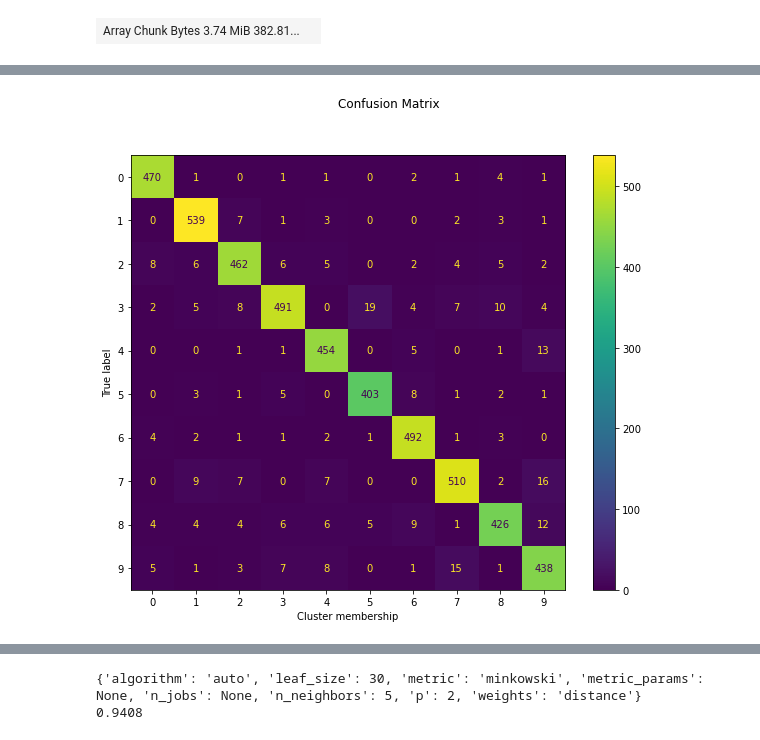
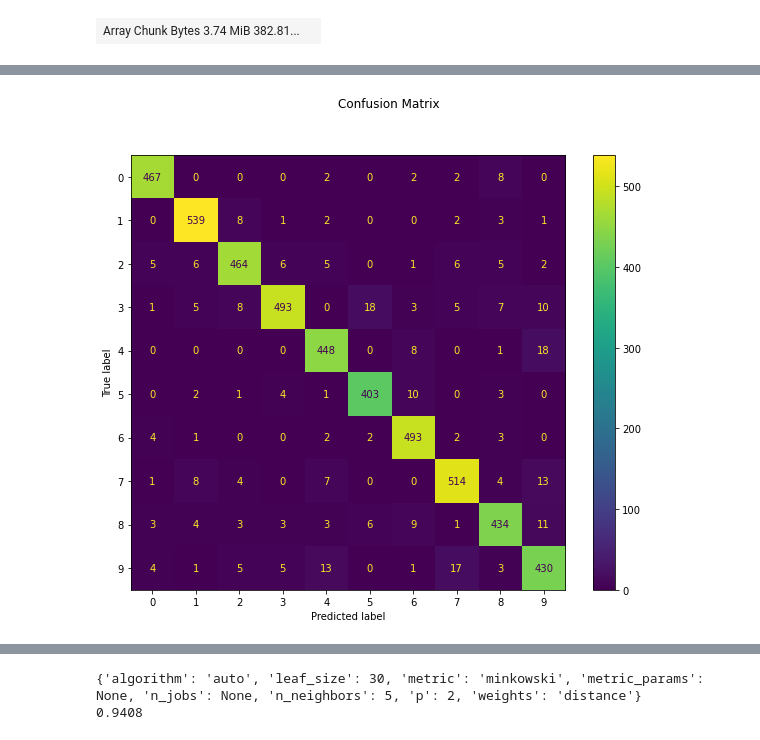
Before and after one commit to dddlab/dask-examples, a Jupyter notebook: book-material-dask.ipynb, the cells around one changed output, grey strips where cells are left out. Saved outputs shown, nothing was run; the diff lists cells and outputs as text; code cells hidden in the pictures.

```diff
--- a/book-material-dask.ipynb
+++ b/book-material-dask.ipynb
@@ -66,12 +101,11 @@ with parallel_backend('dask'):
 
     clf = RandomForestClassifier()
 
-    clf.fit(X_train, y_train)
+    %time clf.fit(X_train, y_train)
 
-    yhat_test['RandomForest'] = clf.predict(X_test)
+    yhat_test['RandomForestDask'] = clf.predict(X_test)
 
-print((yhat_test['RandomForest'] == y_test).mean().compute())
+print((yhat_test['RandomForestDask'] == y_test).mean().compute())
 
-import pandas as pd
-grp_test = pd.Series(yhat_test['RandomForest'].astype('str'), dtype='category')
+# grp_test = pd.Series(yhat_test['RandomForest'].astype('str'), dtype='category')
 # %% [output]
@@ -79,9 +115,8 @@ grp_test = pd.Series(yhat_test['RandomForest'].astype('str'), dtype='category')
 # %%
 from sklearn.metrics import ConfusionMatrixDisplay
 
-disp = ConfusionMatrixDisplay.from_predictions(y_test.astype('str'), grp_test)
+disp = ConfusionMatrixDisplay.from_predictions(y_test, yhat_test['RandomForestDask'])
 disp.figure_.suptitle("Confusion Matrix")
 disp.figure_.set_size_inches((10, 8))
-disp.ax_.set_xlabel('Cluster membership');
 # %% [output]
-[figure, old version]
+[figure, new version]
```
Also changed, not shown: parts of 22 cells of this notebook.
